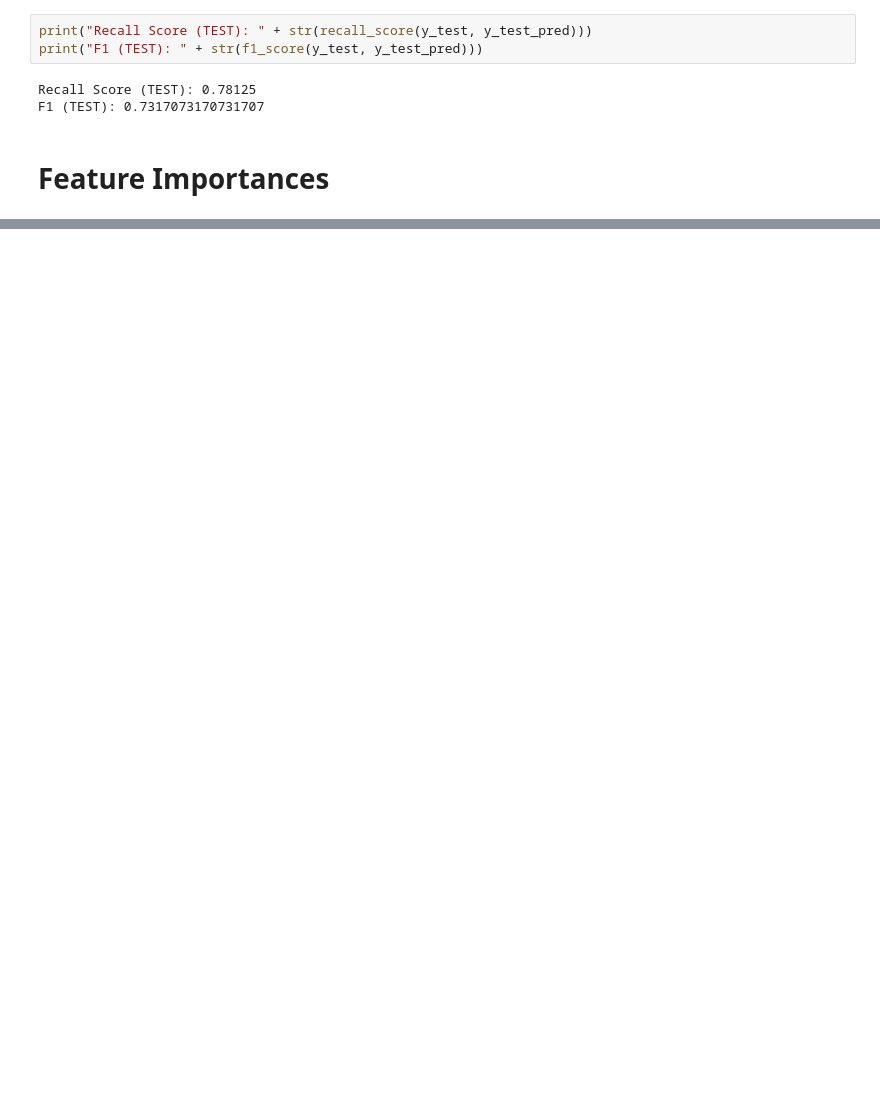
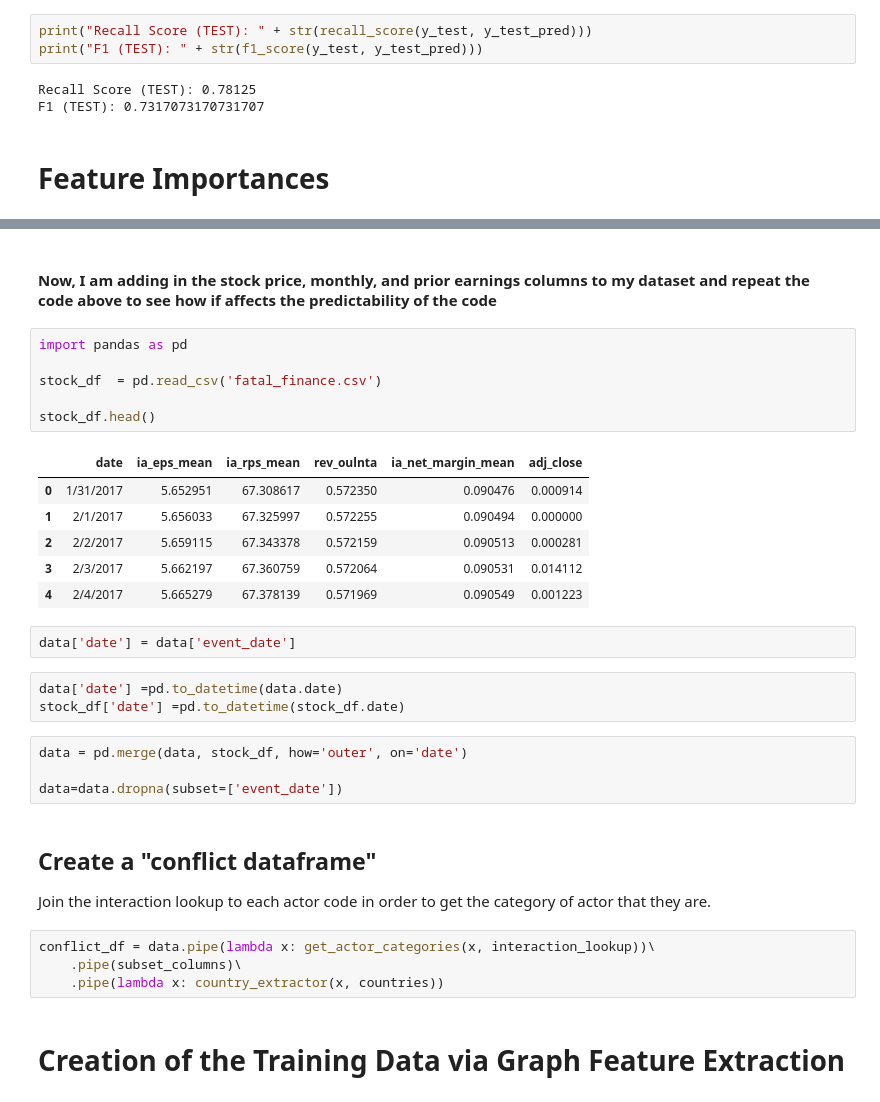
Before and after one commit to fs247/CSI777_Final_Project, a Jupyter notebook: ACLED.ipynb, the cells around one changed output, grey strips where cells are left out. Drawn from its saved outputs; the diff is of its cells as text; blank space fills up the shorter version.

```diff
--- a/ACLED.ipynb
+++ b/ACLED.ipynb
@@ -717,0 +718,34 @@ Feature ranking:
+# %% [markdown]
+#### Now, I am adding in the stock price, monthly, and prior earnings columns to my dataset and repeat the code above to see how if affects the predictability of the code
+# %%
+import pandas as pd
+
+stock_df  = pd.read_csv('fatal_finance.csv')
+
+stock_df.head()
+# %% [output]
+|  | date | ia_eps_mean | ia_rps_mean | rev_oulnta | ia_net_margin_mean | adj_close |
+| 0 | 1/31/2017 | 5.652951 | 67.308617 | 0.572350 | 0.090476 | 0.000914 |
+| 1 | 2/1/2017 | 5.656033 | 67.325997 | 0.572255 | 0.090494 | 0.000000 |
+| 2 | 2/2/2017 | 5.659115 | 67.343378 | 0.572159 | 0.090513 | 0.000281 |
+| 3 | 2/3/2017 | 5.662197 | 67.360759 | 0.572064 | 0.090531 | 0.014112 |
+| 4 | 2/4/2017 | 5.665279 | 67.378139 | 0.571969 | 0.090549 | 0.001223 |
+# %%
+data['date'] = data['event_date']
+# %%
+data['date'] =pd.to_datetime(data.date)
+stock_df['date'] =pd.to_datetime(stock_df.date)
+# %%
+data = pd.merge(data, stock_df, how='outer', on='date')
+
+data=data.dropna(subset=['event_date'])
+# %% [markdown]
+## Create a "conflict dataframe"
+ Join the interaction lookup to each actor code in order to get the category
+ of actor that they are.
+# %%
+conflict_df = data.pipe(lambda x: get_actor_categories(x, interaction_lookup))\
+    .pipe(subset_columns)\
+    .pipe(lambda x: country_extractor(x, countries))
+# %% [markdown]
+ # Creation of the Training Data via Graph Feature Extraction
```
Also changed, not shown: parts of 27 cells of this notebook.
